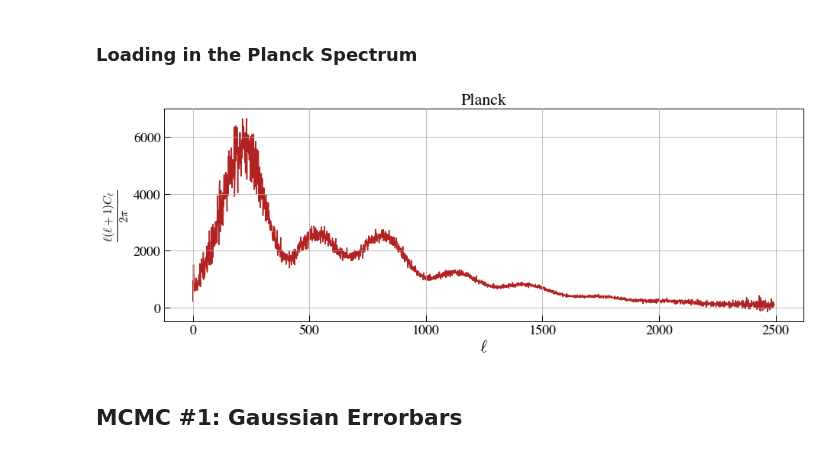
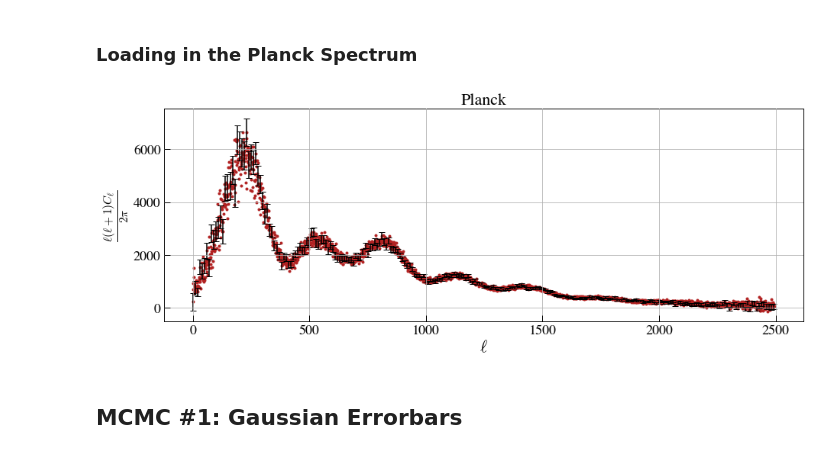
Before and after one commit to lazdam/PlanckII-MCMC, a Jupyter notebook: ProjectNotebook.ipynb, the cells around one changed output. Saved outputs shown, nothing was run; the diff lists cells and outputs as text; code cells hidden in the pictures.

```diff
--- a/ProjectNotebook.ipynb
+++ b/ProjectNotebook.ipynb
@@ -62,8 +60,8 @@ print(pypico)
 planck = np.loadtxt('data/COM_PowerSpect_CMB-TT-full_R3.01.txt', skiprows = 1)
 spectrum = planck[:,1]
 errors = 0.5*(planck[:,2] + planck[:,3])
-npts = len(spectrum)
 npars = 6
+l = np.arange(0,npts_simulation)
 
 # Shorten planck to match pico data
 spectrum = spectrum[0:npts_simulation]
@@ -71,14 +69,15 @@ errors = errors[0:npts_simulation]
 # %%
 # Plot
 plt.figure(figsize=(15,5))
-plt.plot(spectrum, color='firebrick')
+plt.plot(spectrum, '.', color='firebrick' )
+plt.errorbar(l, spectrum, yerr=errors,errorevery=10, linestyle = 'None',capsize=4, color='black', ms=8)
 plt.xlabel(r'$\ell$')
 plt.title('Planck')
 plt.ylabel(r'$\frac{\ell(\ell +1)C_\ell}{2\pi}$')
 plt.grid()
 plt.show()
 # %% [output]
-[figure, old version]
+[figure, new version]
 # %% [markdown]
 ## MCMC #1: Gaussian Errorbars
 # %% [markdown]
```
Also changed, not shown: parts of 23 cells of this notebook, 4 other files.
